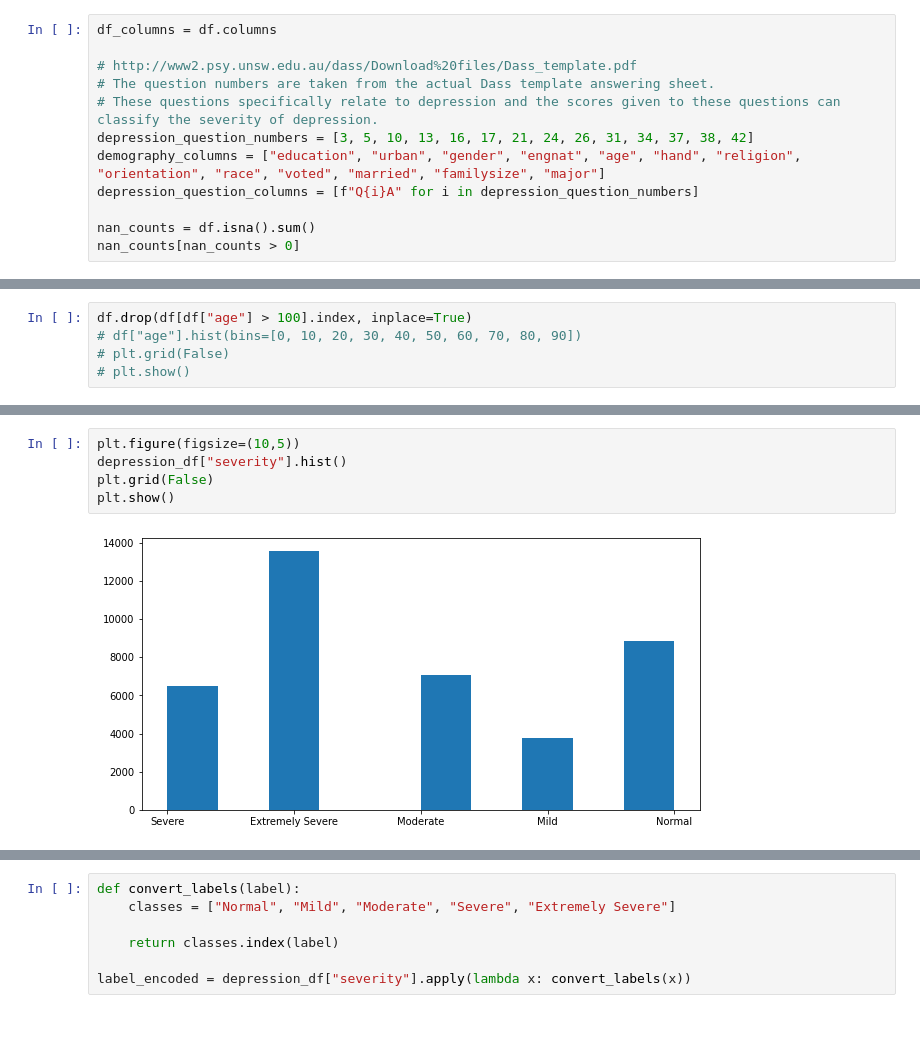
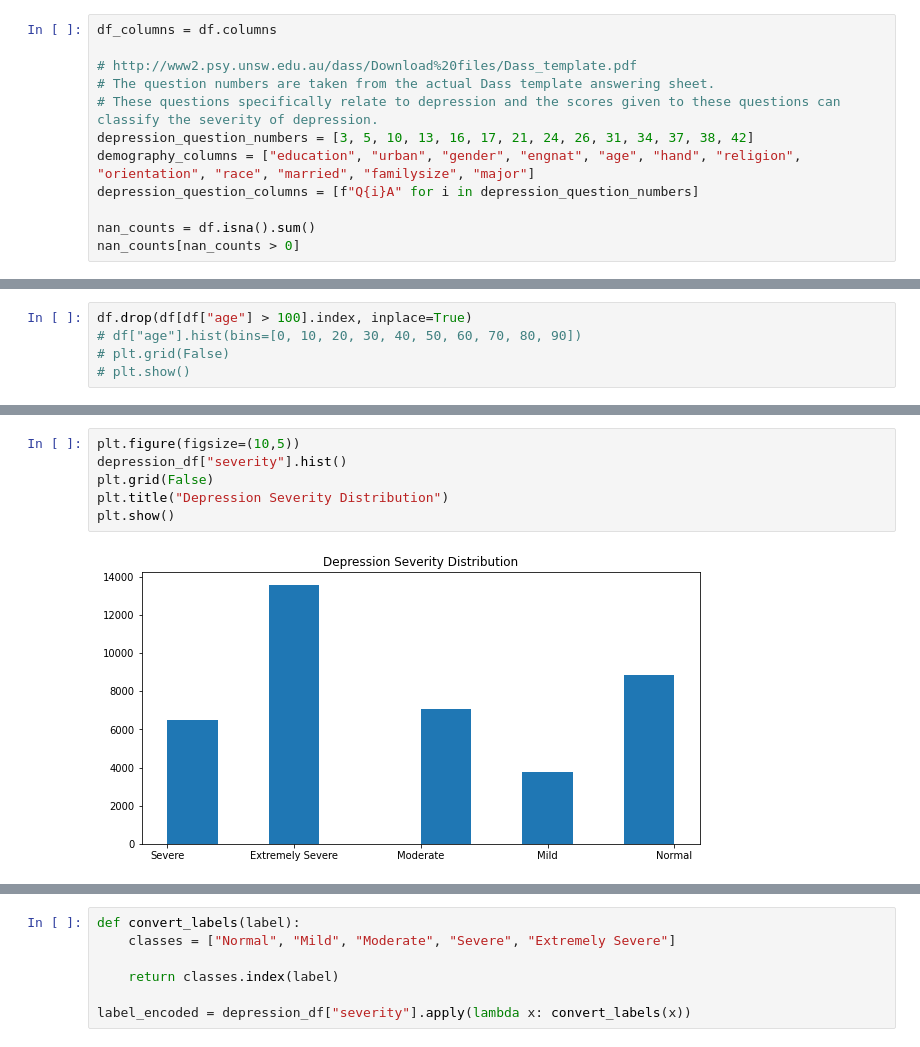
Before and after one commit to nepulepu/Inspector_Gloom, a Jupyter notebook: dass_depression_classification.ipynb, the cells around one changed output, grey strips where cells are left out. Drawn from its saved outputs; the diff is of its cells as text.

```diff
--- a/dass_depression_classification.ipynb
+++ b/dass_depression_classification.ipynb
@@ -37,7 +38,7 @@ df_columns = df.columns
 # The question numbers are taken from the actual Dass template answering sheet.
 # These questions specifically relate to depression and the scores given to these questions can classify the severity of depression.
 depression_question_numbers = [3, 5, 10, 13, 16, 17, 21, 24, 26, 31, 34, 37, 38, 42]
-demography_columns = ["education", "urban", "gender", "engnat", "age", "hand", "religion", "orientation", "race", "voted", "married", "familysize", "major"]
+demography_columns = ["education", "urban", "gender", "engnat", "age", "hand", "religion", "orientation", "race", "married", "familysize", "major"]
 depression_question_columns = [f"Q{i}A" for i in depression_question_numbers]
 
 nan_counts = df.isna().sum()
@@ -430,7 +431,8 @@ depression_df.head()
 # %%
 plt.figure(figsize=(10,5))
 depression_df["severity"].hist()
 plt.grid(False)
+plt.title("Depression Severity Distribution")
 plt.show()
 # %% [output]
-[figure, old version]
+[figure, new version]
```
Also changed, not shown: parts of 10 cells of this notebook.
